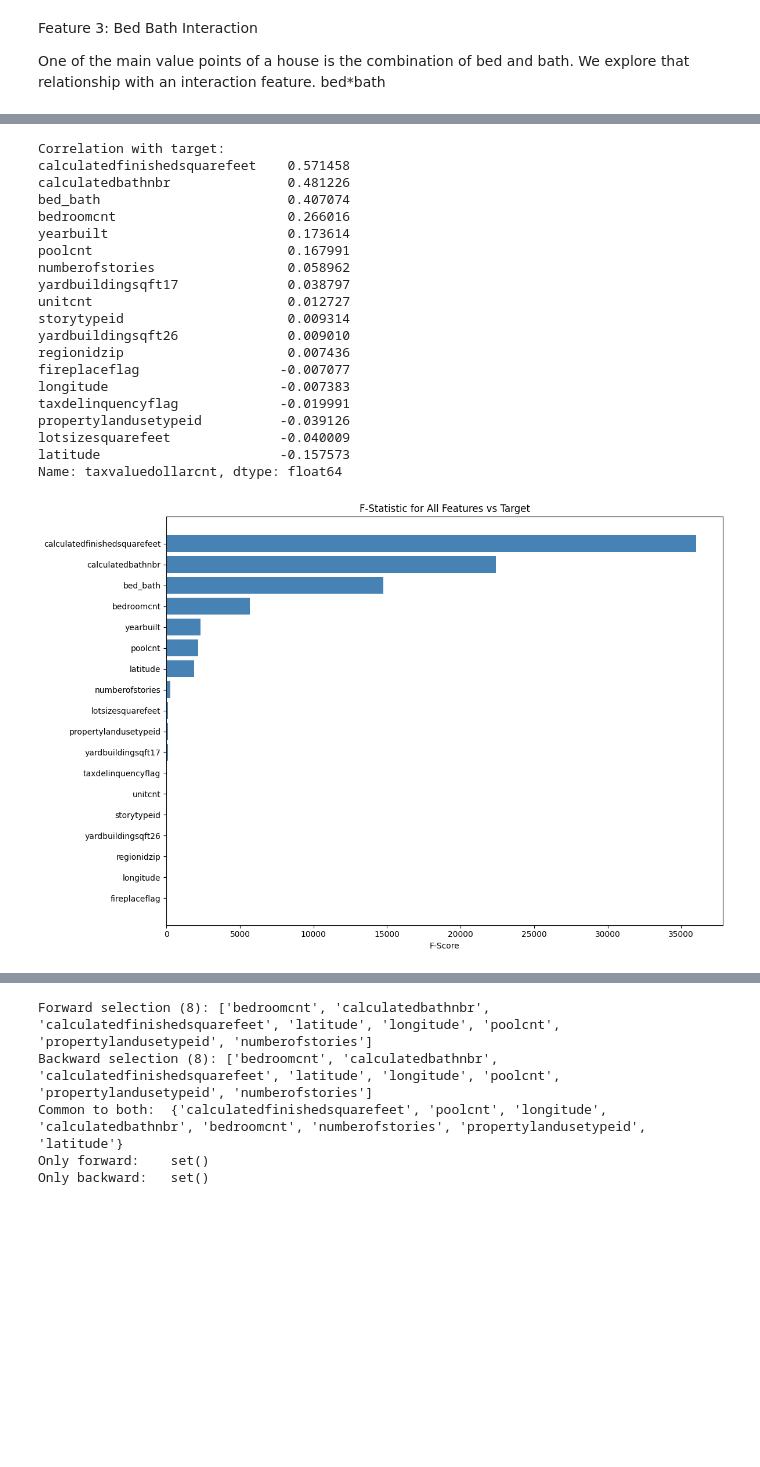
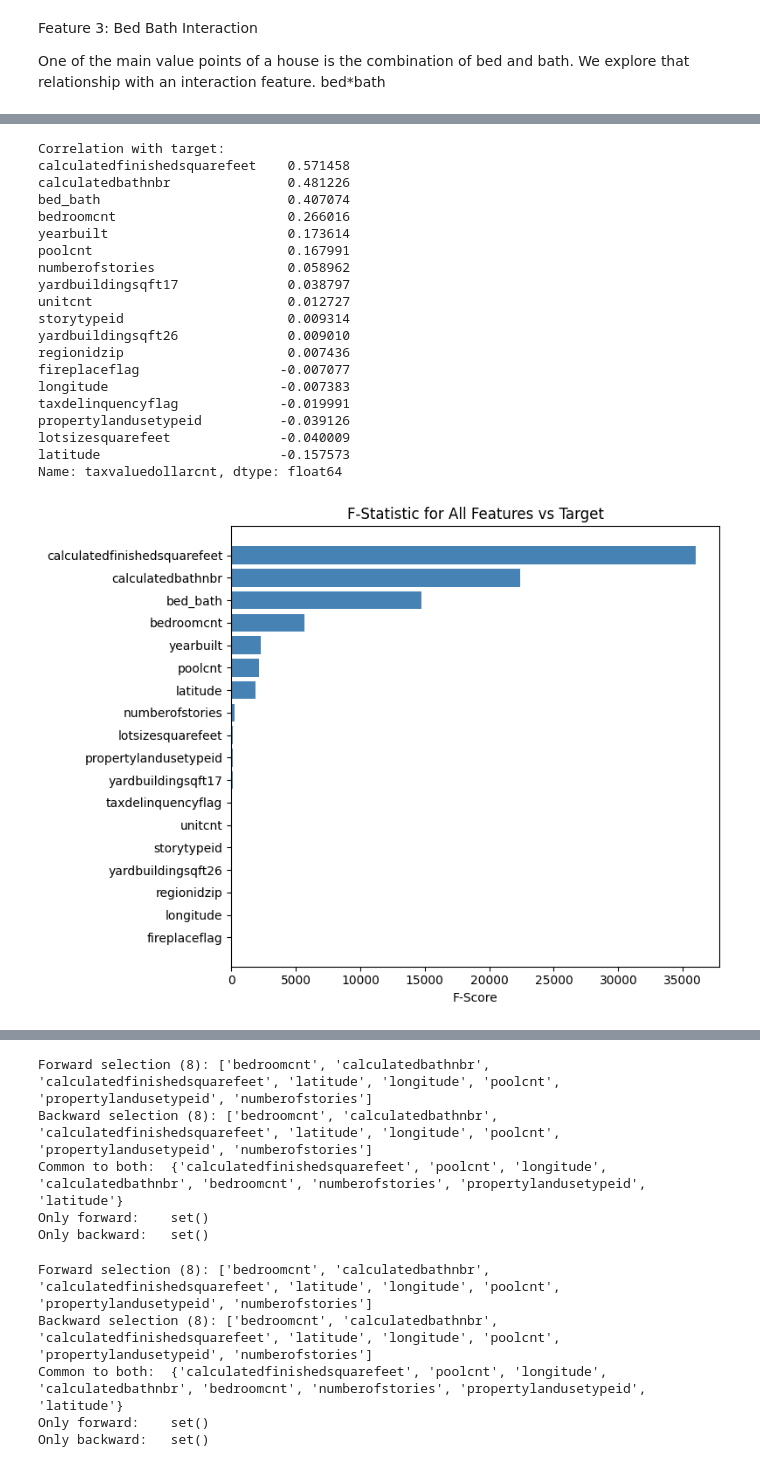
Before and after one commit to kumargaurav-bu-edu/bu_shared_projects, a Jupyter notebook: 06_feature_engineering.ipynb, the cells around one changed output, grey strips where cells are left out. Saved outputs shown, nothing was run; the diff lists cells and outputs as text; code cells hidden in the pictures; blank space fills up the shorter version.

```diff
--- a/06_feature_engineering.ipynb
+++ b/06_feature_engineering.ipynb
@@ -416,11 +506,17 @@ df_bedbath = df.copy()
 
 df_bedbath['bed_bath']=df_bedbath['bedroomcnt'] * df_bedbath['calculatedbathnbr']
 # %%
+## Feature Number 3: Bed*Bath Interaction
+
+df_bedbath = df.copy()
+
+df_bedbath['bed_bath']=df_bedbath['bedroomcnt'] * df_bedbath['calculatedbathnbr']
+
 ## Check Effect of Bed*Bath Interaction
 
 corr_matrix = df_bedbath.corr(numeric_only=True)
 
-plt.figure(figsize=(20, 16))
+plt.figure(figsize=(10,8))
 sns.heatmap(corr_matrix, annot=False, cmap="coolwarm", center=0, linewidths=0.3)
 plt.title("Pairwise Correlation Matrix")
 plt.tight_layout()
@@ -441,7 +537,7 @@ f_scores, p_values = f_regression(X, y)
 f_df = pd.DataFrame({"feature": X.columns, "f_score": f_scores, "p_value": p_values})
 f_df = f_df.sort_values("f_score", ascending=False).reset_index(drop=True)
 
-plt.figure(figsize=(12, 8))
+plt.figure(figsize=(8,6))
 plt.barh(f_df["feature"], f_df["f_score"], color="steelblue")
 plt.xlabel("F-Score")
 plt.title("F-Statistic for All Features vs Target")
@@ -450,4 +546,44 @@ plt.tight_layout()
 plt.show()
 
 f_df.head(15)
+
+
+#Feature Selection with Bed*Bath
+
+scaler = StandardScaler()
+X_scaled = scaler.fit_transform(X) #z score scaling
+
+estimator = LinearRegression()
+n_select = 8  # TODO: adjust
+
+# Forward selection
+sfs_forward = SequentialFeatureSelector(
+    estimator, n_features_to_select=n_select, direction="forward", cv=3, scoring="neg_mean_squared_error"
+)
+sfs_forward.fit(X_scaled, y)
+forward_features = X.columns[sfs_forward.get_support()].tolist()
+print(f"Forward selection ({n_select}): {forward_features}")
+
+scaler = StandardScaler()
+X_scaled = scaler.fit_transform(X) #z score scaling
+
+estimator = LinearRegression()
+n_select = 8  # TODO: adjust
+
+# Backward selection
+sfs_backward = SequentialFeatureSelector(
+    estimator, n_features_to_select=n_select, direction="backward", cv=3, scoring="r2"
+)
+sfs_backward.fit(X_scaled, y)
+backward_features = X.columns[sfs_backward.get_support()].tolist()
+print(f"Backward selection ({n_select}): {backward_features}")
+
+# Compare the two methods
+common = set(forward_features) & set(backward_features)
+only_forward = set(forward_features) - set(backward_features)
+only_backward = set(backward_features) - set(forward_features)
+
+print(f"Common to both:  {common}")
+print(f"Only forward:    {only_forward}")
+print(f"Only backward:   {only_backward}")
 # %% [output]
@@ -455,21 +591,21 @@ f_df.head(15)
 Correlation with target:
 calculatedfinishedsquarefeet    0.571458
 calculatedbathnbr               0.481226
 bed_bath                        0.407074
 bedroomcnt                      0.266016
 yearbuilt                       0.173614
 poolcnt                         0.167991
 numberofstories                 0.058962
 yardbuildingsqft17              0.038797
 unitcnt                         0.012727
 storytypeid                     0.009314
 yardbuildingsqft26              0.009010
 regionidzip                     0.007436
 fireplaceflag                  -0.007077
 longitude                      -0.007383
 taxdelinquencyflag             -0.019991
 propertylandusetypeid          -0.039126
 lotsizesquarefeet              -0.040009
 latitude                       -0.157573
 Name: taxvaluedollarcnt, dtype: float64
-[figure, old version]
+[figure, new version]
@@ -492,3 +612,8 @@ Name: taxvaluedollarcnt, dtype: float64
+Forward selection (8): ['bedroomcnt', 'calculatedbathnbr', 'calculatedfinishedsquarefeet', 'latitude', 'longitude', 'poolcnt', 'propertylandusetypeid', 'numberofstories']
+Backward selection (8): ['bedroomcnt', 'calculatedbathnbr', 'calculatedfinishedsquarefeet', 'latitude', 'longitude', 'poolcnt', 'propertylandusetypeid', 'numberofstories']
+Common to both:  {'calculatedfinishedsquarefeet', 'poolcnt', 'longitude', 'calculatedbathnbr', 'bedroomcnt', 'numberofstories', 'propertylandusetypeid', 'latitude'}
+Only forward:    set()
+Only backward:   set()
 # %%
 #Feature Selection with Bed*Bath
 
```
Also changed, not shown: parts of 3 cells of this notebook, 1 other file.
